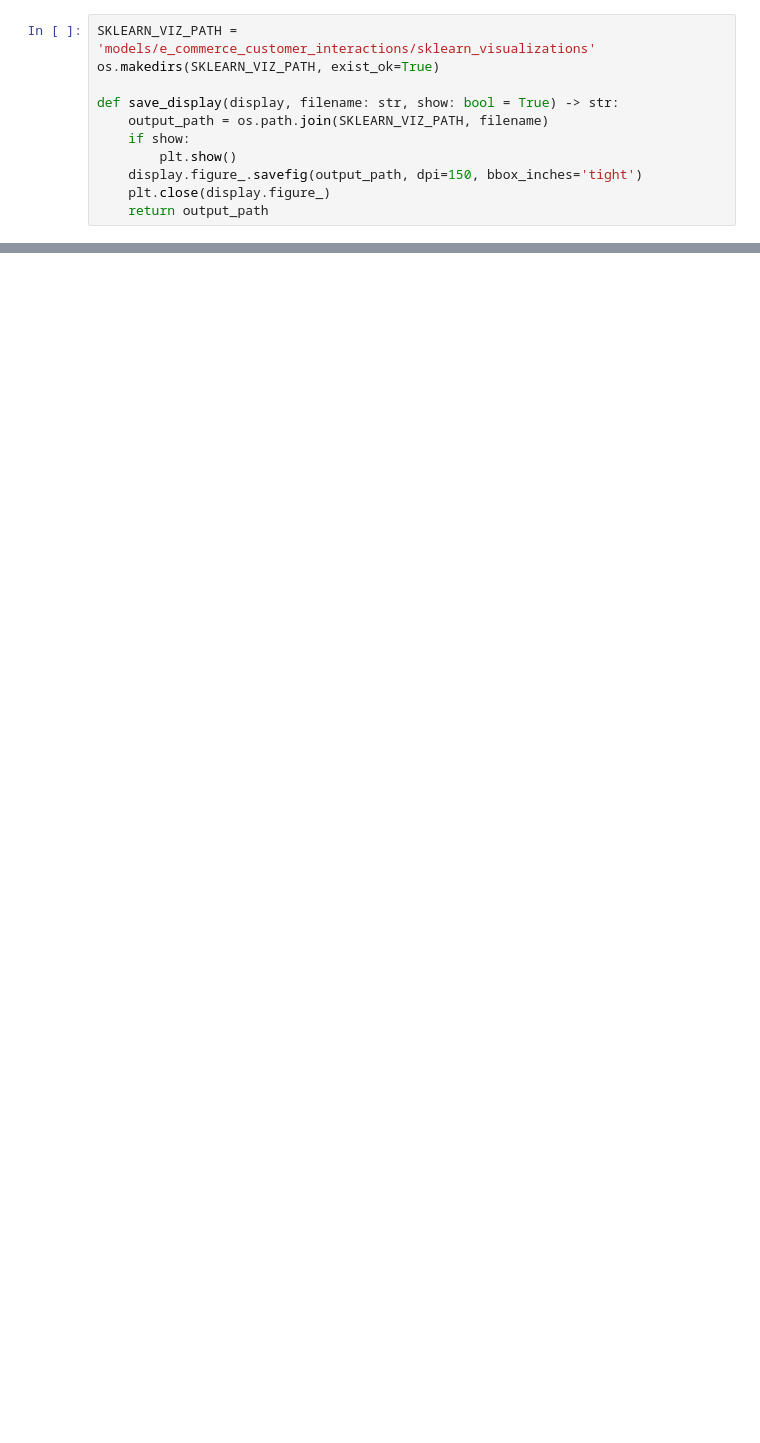
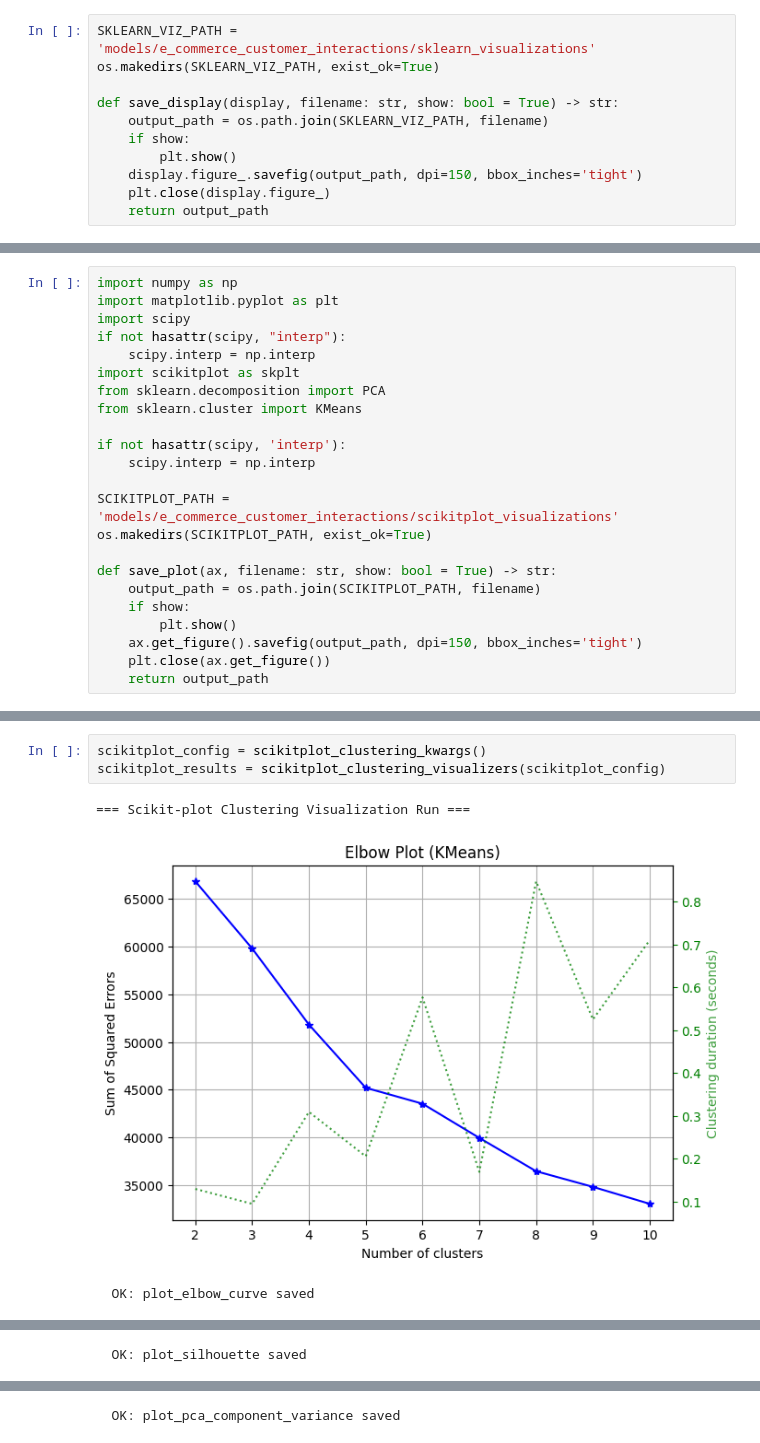
Before and after one commit to rafaelcoelho1409/COELHORealTime, a Jupyter notebook: notebooks/021_sklearn_duckdb_sql_clustering_sklearn_viz.ipynb, the cells around one changed output, grey strips where cells are left out. Cells and saved outputs as stored; diff of their text form; blank space fills up the shorter version.

```diff
--- a/notebooks/021_sklearn_duckdb_sql_clustering_sklearn_viz.ipynb
+++ b/notebooks/021_sklearn_duckdb_sql_clustering_sklearn_viz.ipynb
@@ -394,0 +459,23 @@ Saved 3 of 3 sklearn visualizations.
+# %%
+import numpy as np
+import matplotlib.pyplot as plt
+import scipy
+if not hasattr(scipy, "interp"):
+    scipy.interp = np.interp
+import scikitplot as skplt
+from sklearn.decomposition import PCA
+from sklearn.cluster import KMeans
+
+if not hasattr(scipy, 'interp'):
+    scipy.interp = np.interp
+
+SCIKITPLOT_PATH = 'models/e_commerce_customer_interactions/scikitplot_visualizations'
+os.makedirs(SCIKITPLOT_PATH, exist_ok=True)
+
+def save_plot(ax, filename: str, show: bool = True) -> str:
+    output_path = os.path.join(SCIKITPLOT_PATH, filename)
+    if show:
+        plt.show()
+    ax.get_figure().savefig(output_path, dpi=150, bbox_inches='tight')
+    plt.close(ax.get_figure())
+    return output_path
@@ -394,0 +665,7 @@ Saved 3 of 3 sklearn visualizations.
+# %%
+scikitplot_config = scikitplot_clustering_kwargs()
+scikitplot_results = scikitplot_clustering_visualizers(scikitplot_config)
+# %% [output]
+=== Scikit-plot Clustering Visualization Run ===
+[figure, added]
+  OK: plot_elbow_curve saved
@@ -394,0 +673 @@ Saved 3 of 3 sklearn visualizations.
+  OK: plot_silhouette saved
@@ -394,0 +675 @@ Saved 3 of 3 sklearn visualizations.
+  OK: plot_pca_component_variance saved
```
Also changed, not shown: parts of 10 cells of this notebook, 34 other files.
